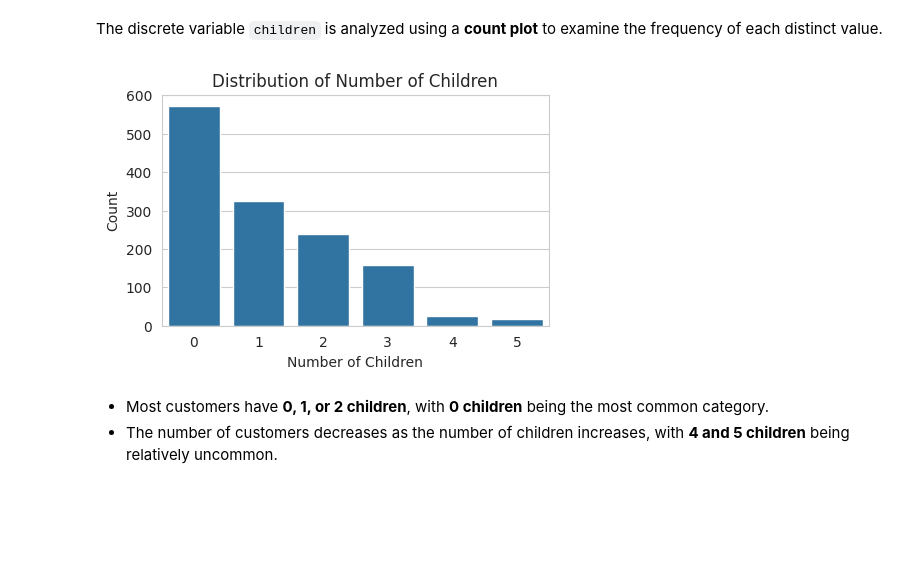
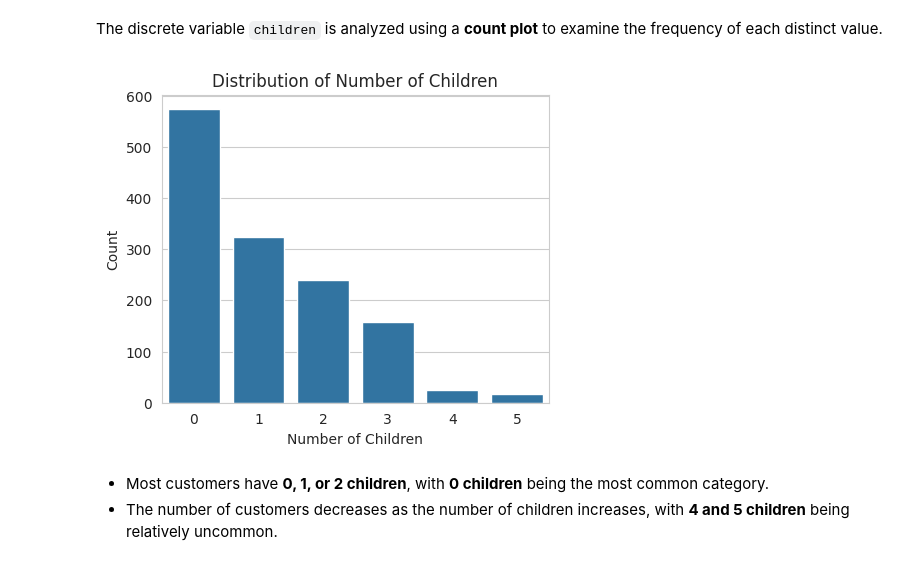
Before and after one commit to MonishDY/AI-Track, a Jupyter notebook: Capstone Project/MonishDY_230701195_Axis_Case_Study.ipynb, the cells around one changed output. Saved outputs shown, nothing was run; the diff lists cells and outputs as text; code cells hidden in the pictures; blank space fills up the shorter version.

```diff
--- a/Capstone Project/MonishDY_230701195_Axis_Case_Study.ipynb
+++ b/Capstone Project/MonishDY_230701195_Axis_Case_Study.ipynb
@@ -321,14 +321,14 @@ The univariate analysis examines each variable independently. Distribution plots
 The discrete variable `children` is analyzed using a **count plot** to examine the frequency of each distinct value.
 # %%
 # Count plot for discrete variable
-plt.figure(figsize=(5,3))
+plt.figure(figsize=(5,4))
 sns.countplot(x='children', data=data)
 plt.title('Distribution of Number of Children')
 plt.xlabel('Number of Children')
 plt.ylabel('Count')
 plt.show()
 # %% [output]
-[figure, old version]
+[figure, new version]
 # %% [markdown]
 - Most customers have **0, 1, or 2 children**, with **0 children** being the most common category.
 - The number of customers decreases as the number of children increases, with **4 and 5 children** being relatively uncommon.
```
Also changed, not shown: parts of 71 cells of this notebook.
